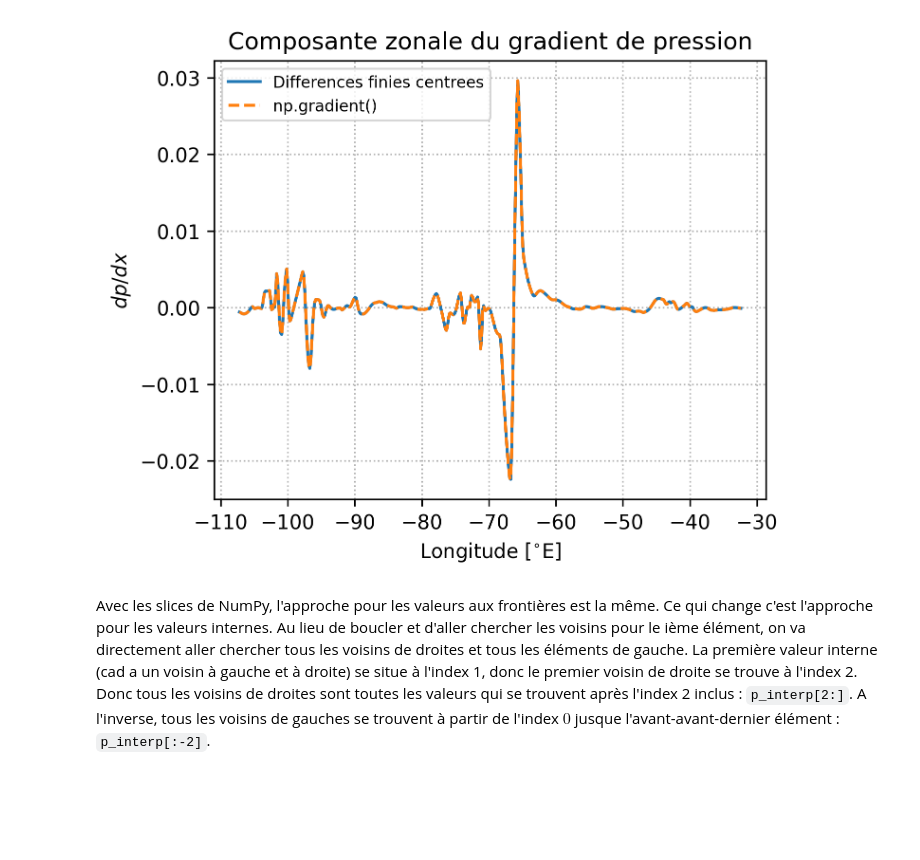
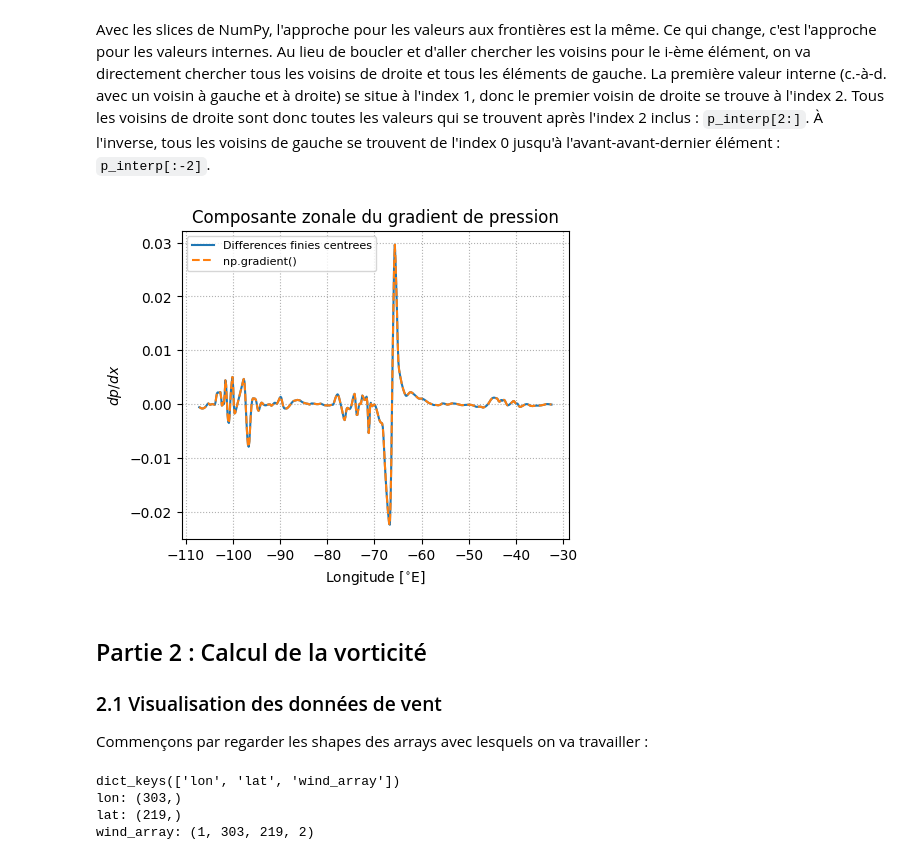
Before and after one commit to mattiasve/LBIR1271-TP7, a Jupyter notebook: TP7_comments.ipynb, the cells around one changed output. Drawn from its saved outputs; the diff is of its cells as text; code cells hidden in the pictures; blank space fills up the shorter version.

```diff
--- a/TP7_comments.ipynb
+++ b/TP7_comments.ipynb
@@ -55,19 +55,39 @@ for i in range(1, len(xs)-1):
     dpdx[i] = (p_interp[i+1] - p_interp[i-1])/(2*dx)
 dpdx[0]  = (p_interp[1] - p_interp[0])/dx
 dpdx[-1] = (p_interp[-1] - p_interp[-2])/dx
-
-dpdx_grad = np.gradient(p_interp, dx)
-
-plt.figure(dpi=300, figsize=(5,4))
-plt.title('Composante zonale du gradient de pression')
-plt.plot(xs, dpdx, label='Differences finies centrees')
-plt.plot(xs, dpdx_grad, '--', label='np.gradient()')
-plt.grid(linestyle=':')
-plt.xlabel(r'Longitude [$^{\circ}$E]')
-plt.ylabel(r'$dp/dx$')
-plt.legend(fontsize=8)
-plt.show()
-# %% [output]
-[figure, removed]
 # %% [markdown]
-Avec les slices de NumPy, l'approche pour les valeurs aux frontières est la même. Ce qui change c'est l'approche pour les valeurs internes. Au lieu de boucler et d'aller chercher les voisins pour le ième élément, on va directement aller chercher tous les voisins de droites et tous les éléments de gauche. La première valeur interne (cad a un voisin à gauche et à droite) se situe à l'index 1, donc le premier voisin de droite se trouve à l'index 2. Donc tous les voisins de droites sont toutes les valeurs qui se trouvent après l'index 2 inclus : `p_interp[2:]`. A l'inverse, tous les voisins de gauches se trouvent à partir de l'index $0$ jusque l'avant-avant-dernier élément : `p_interp[:-2]`.
+Avec les slices de NumPy, l'approche pour les valeurs aux frontières est la même. Ce qui change, c'est l'approche pour les valeurs internes. Au lieu de boucler et d'aller chercher les voisins pour le i-ème élément, on va directement chercher tous les voisins de droite et tous les éléments de gauche. La première valeur interne (c.-à-d. avec un voisin à gauche et à droite) se situe à l'index 1, donc le premier voisin de droite se trouve à l'index 2. Tous les voisins de droite sont donc toutes les valeurs qui se trouvent après l'index 2 inclus : `p_interp[2:]`. À l'inverse, tous les voisins de gauche se trouvent de l'index 0 jusqu'à l'avant-avant-dernier élément : `p_interp[:-2]`.
+# %%
+dpdx2 = np.zeros_like(xs)
+dpdx2[1:-1] = (p_interp[2:] - p_interp[:-2])/(2*dx)
+dpdx2[0]    = (p_interp[1]  - p_interp[0])/dx
+dpdx2[-1]   = (p_interp[-2] - p_interp[-1])/dx
+
+dpdx_grad = np.gradient(p_interp, dx)
+
+plt.figure(figsize=(5,4))
+plt.title('Composante zonale du gradient de pression')
+plt.plot(xs, dpdx, label='Differences finies centrees')
+plt.plot(xs, dpdx_grad, '--', label='np.gradient()')
+plt.grid(linestyle=':')
+plt.xlabel(r'Longitude [$^{\circ}$E]')
+plt.ylabel(r'$dp/dx$')
+plt.legend(fontsize=8)
+plt.show()
+# %% [output]
+[figure, added]
+# %% [markdown]
+## Partie 2 : Calcul de la vorticité
+### 2.1 Visualisation des données de vent
+
+Commençons par regarder les shapes des arrays avec lesquels on va travailler :
+# %%
+data = np.load('data_TP7/2d_wind_data.npy', allow_pickle=True).item()
+print(data.keys())
+for key, val in data.items():
+    print(f'{key}: {val.shape}')
+# %% [output]
+dict_keys(['lon', 'lat', 'wind_array'])
+lon: (303,)
+lat: (219,)
+wind_array: (1, 303, 219, 2)
```
Also changed, not shown: parts of 14 cells of this notebook, 1 other file.
